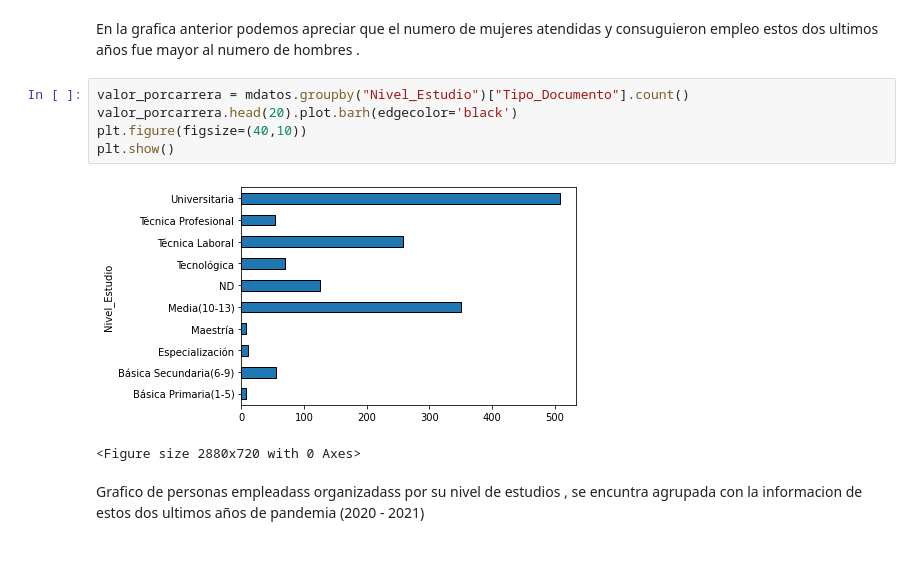
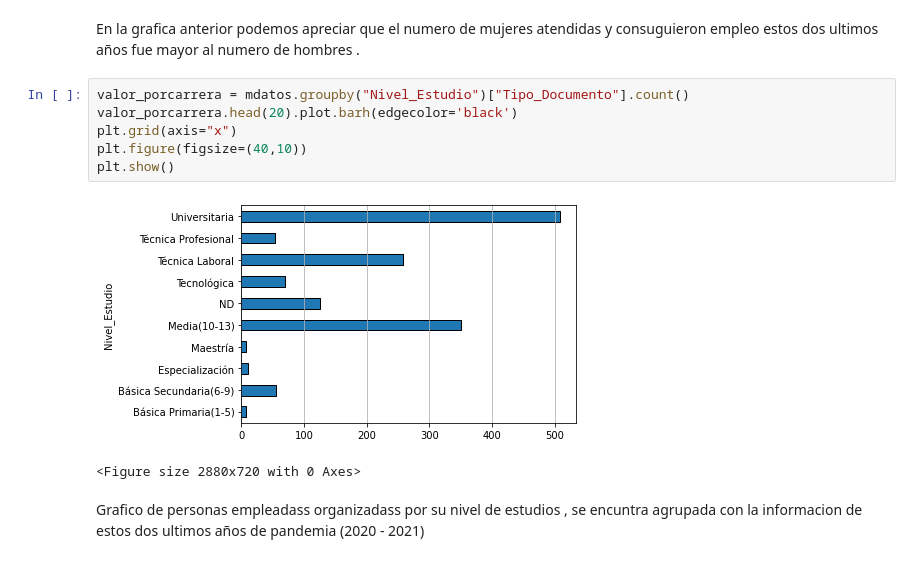
Before and after one commit to SaukB/Analisis, a Jupyter notebook: Material/Proyecto.ipynb, the cells around one changed output. Cells and saved outputs as stored; diff of their text form.

```diff
--- a/Material/Proyecto.ipynb
+++ b/Material/Proyecto.ipynb
@@ -154,10 +154,11 @@ En la grafica anterior podemos apreciar que el numero de mujeres atendidas y con
 # %%
 valor_porcarrera = mdatos.groupby("Nivel_Estudio")["Tipo_Documento"].count()
 valor_porcarrera.head(20).plot.barh(edgecolor='black')
+plt.grid(axis="x")
 plt.figure(figsize=(40,10))
 plt.show()
 # %% [output]
-[figure, old version]
+[figure, new version]
 <Figure size 2880x720 with 0 Axes>
 # %% [markdown]
 Grafico de personas empleadass organizadass por su nivel de estudios , se encuntra agrupada con la informacion de estos dos ultimos años de pandemia (2020 - 2021)
```
Also changed, not shown: parts of 4 cells of this notebook.
